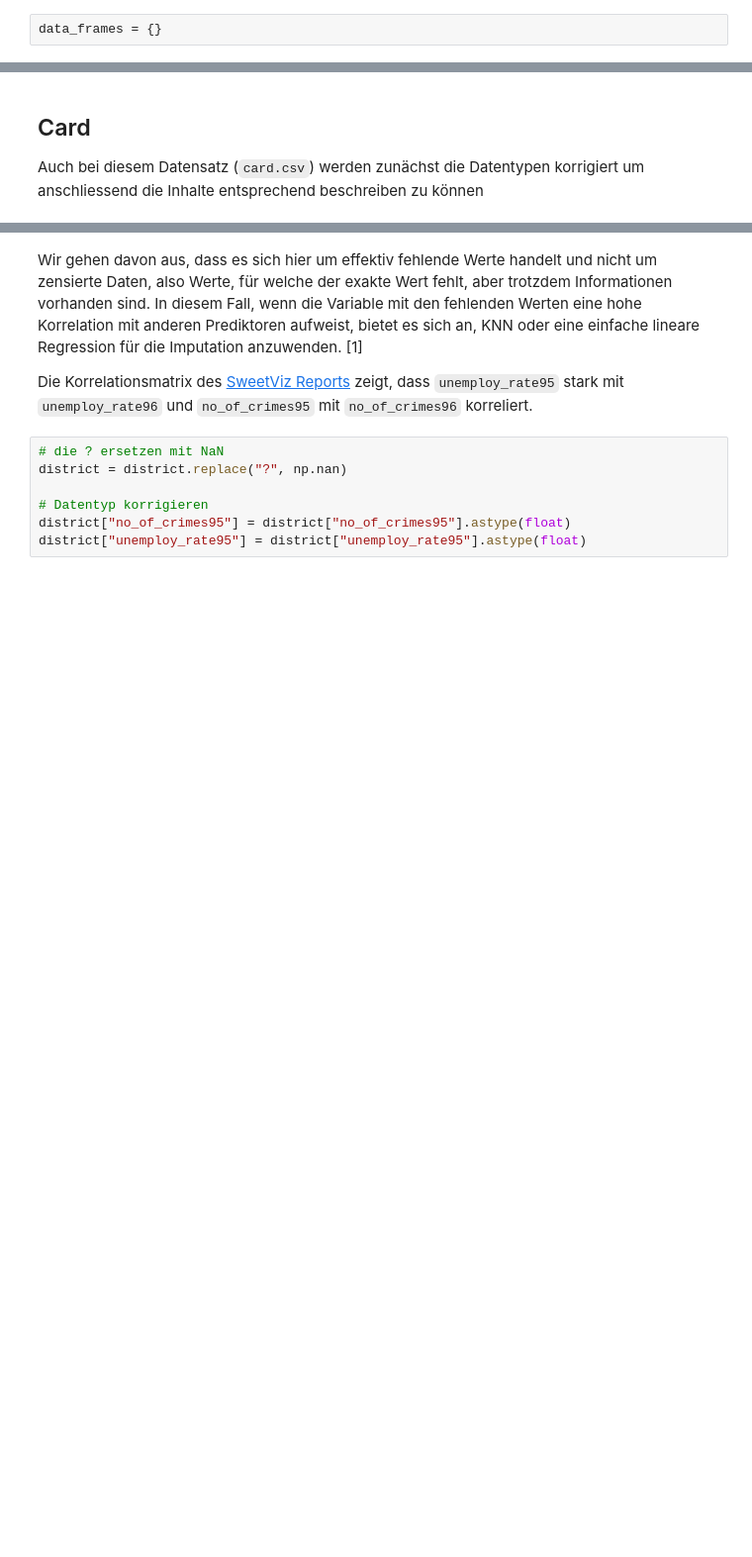
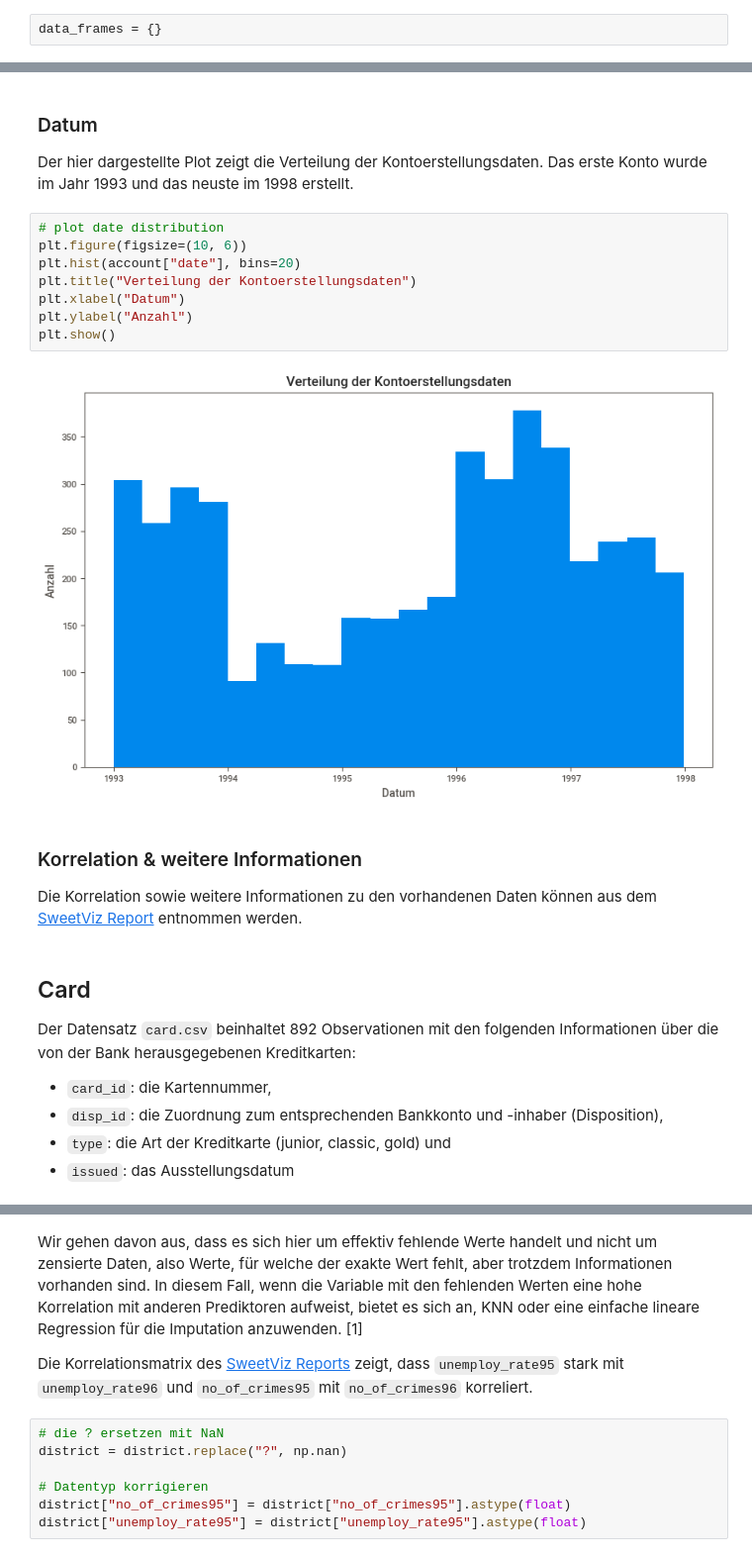
Before and after one commit to etiiiR/fhnw_aml, a Jupyter notebook: AML_MC.ipynb, the cells around one changed output, grey strips where cells are left out. Shown at 99% size. Saved outputs shown, nothing was run; the diff lists cells and outputs as text; blank space fills up the shorter version.

```diff
--- a/AML_MC.ipynb
+++ b/AML_MC.ipynb
@@ -335,3 +182,25 @@ svReport_account.show_html(filepath="./reports/accounts.html", open_browser=Fals
+# %% [markdown]
+### Datum
+Der hier dargestellte Plot zeigt die Verteilung der Kontoerstellungsdaten. Das erste Konto wurde im Jahr 1993 und das neuste im 1998 erstellt.
+# %%
+# plot date distribution
+plt.figure(figsize=(10, 6))
+plt.hist(account["date"], bins=20)
+plt.title("Verteilung der Kontoerstellungsdaten")
+plt.xlabel("Datum")
+plt.ylabel("Anzahl")
+plt.show()
+# %% [output]
+[figure, added]
+# %% [markdown]
+### Korrelation & weitere Informationen
+Die Korrelation sowie weitere Informationen zu den vorhandenen Daten können aus dem [SweetViz Report](./reports/accounts.html) entnommen werden.
 # %% [markdown]
 ## Card
-Auch bei diesem Datensatz (`card.csv`) werden zunächst die Datentypen korrigiert um anschliessend die Inhalte entsprechend beschreiben zu können
+[//]: # (-.- .tabset)
+
+Der Datensatz `card.csv` beinhaltet 892 Observationen mit den folgenden Informationen über die von der Bank herausgegebenen Kreditkarten:
+- `card_id`: die Kartennummer,
+- `disp_id`: die Zuordnung zum entsprechenden Bankkonto und -inhaber (Disposition),
+- `type`: die Art der Kreditkarte (junior, classic, gold) und
+- `issued`: das Ausstellungsdatum
```
Also changed, not shown: parts of 150 cells of this notebook, 6 other files.
